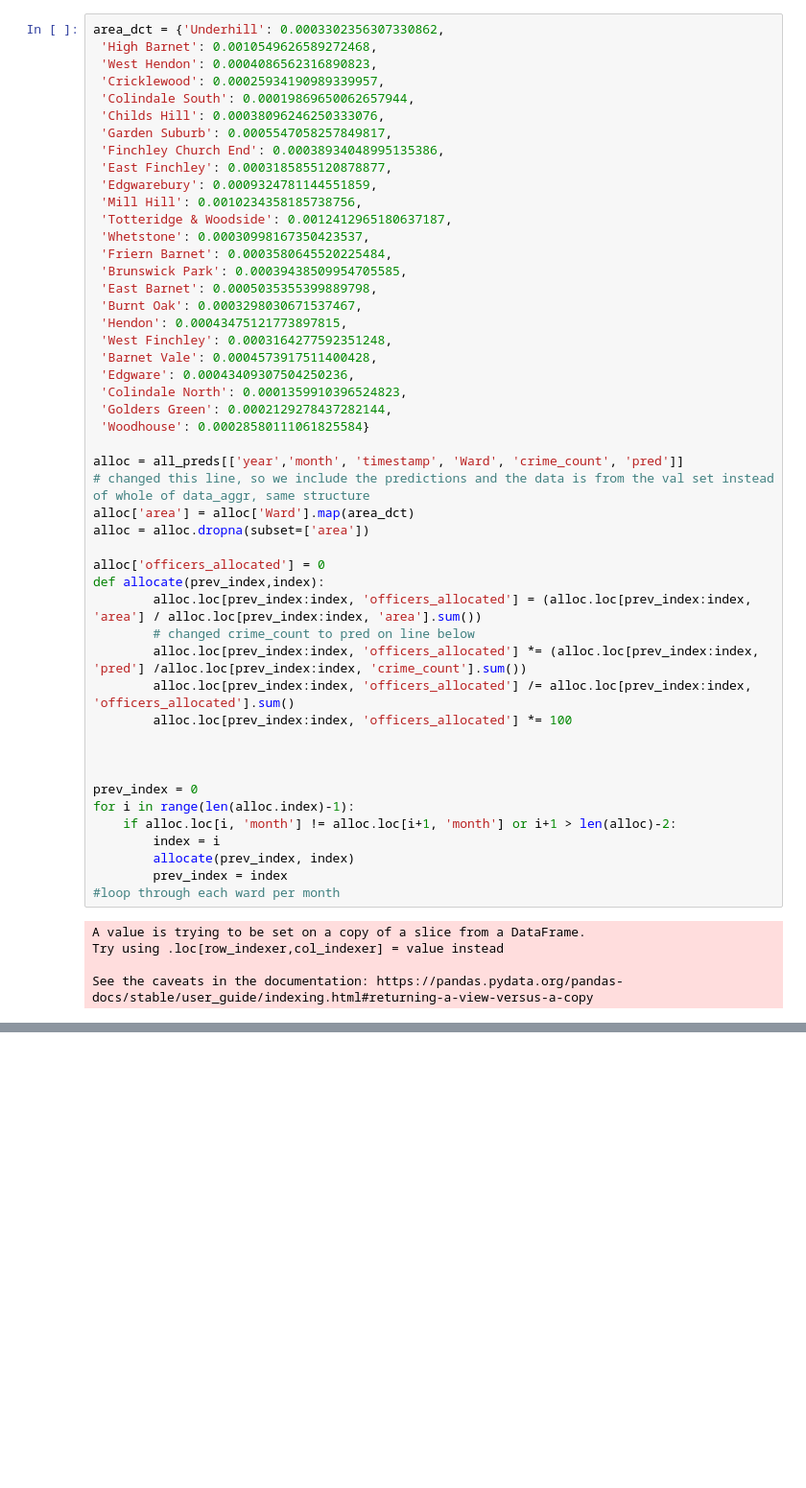
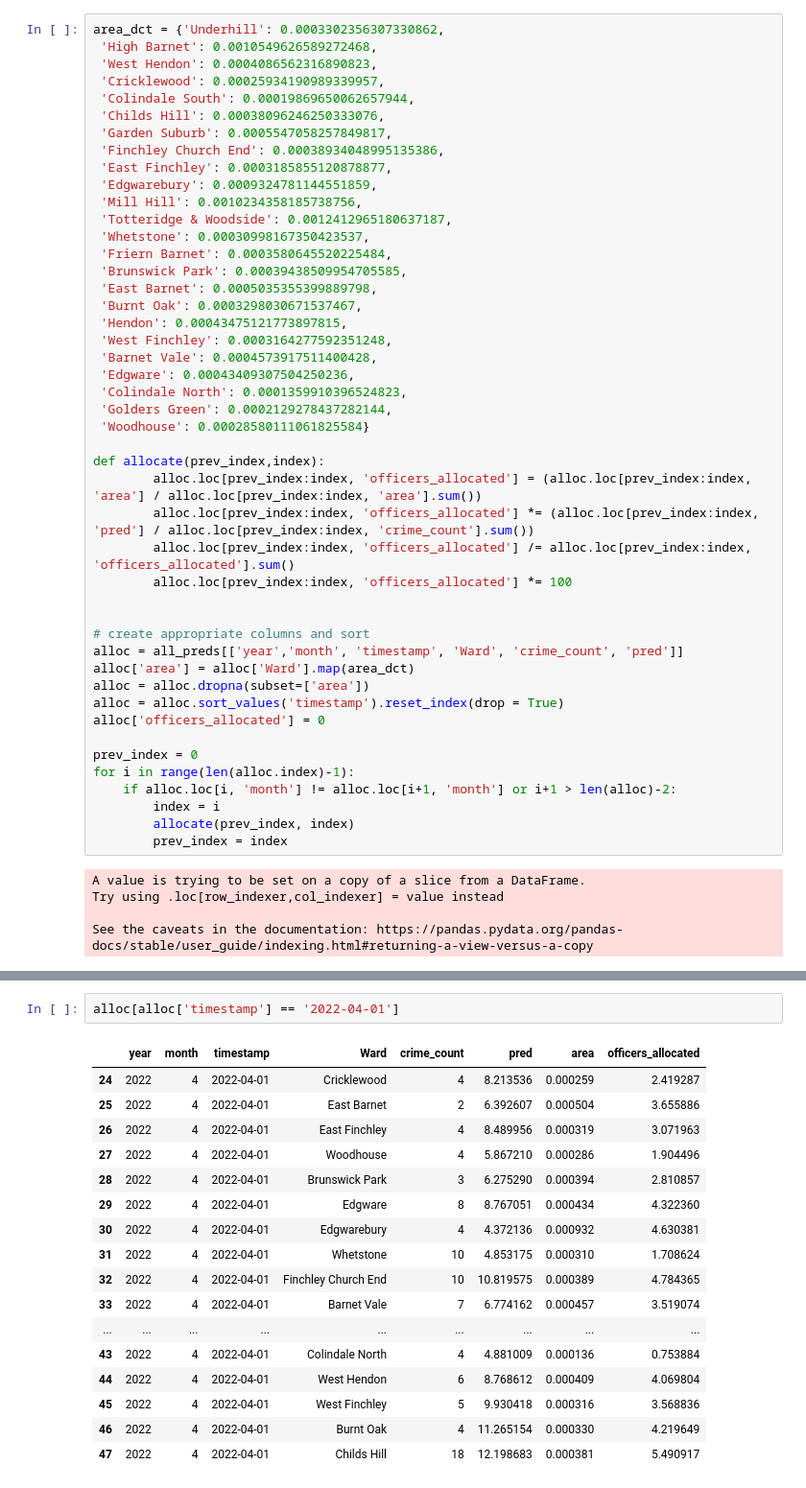
Before and after one commit to sarpakar/JBG050-Group-3, a Jupyter notebook: Models.ipynb, the cells around one changed output, grey strips where cells are left out. Shown at 96% size. Saved outputs shown, nothing was run; the diff lists cells and outputs as text; blank space fills up the shorter version.

```diff
--- a/Models.ipynb
+++ b/Models.ipynb
@@ -475,20 +516,19 @@ area_dct = {'Underhill': 0.0003302356307330862,
  'Golders Green': 0.0002129278437282144,
  'Woodhouse': 0.00028580111061825584}
 
-alloc = all_preds[['year','month', 'timestamp', 'Ward', 'crime_count', 'pred']]
-# changed this line, so we include the predictions and the data is from the val set instead of whole of data_aggr, same structure
-alloc['area'] = alloc['Ward'].map(area_dct)
-alloc = alloc.dropna(subset=['area'])
-
-alloc['officers_allocated'] = 0
 def allocate(prev_index,index):
         alloc.loc[prev_index:index, 'officers_allocated'] = (alloc.loc[prev_index:index, 'area'] / alloc.loc[prev_index:index, 'area'].sum())
-        # changed crime_count to pred on line below
-        alloc.loc[prev_index:index, 'officers_allocated'] *= (alloc.loc[prev_index:index, 'pred'] /alloc.loc[prev_index:index, 'crime_count'].sum())
+        alloc.loc[prev_index:index, 'officers_allocated'] *= (alloc.loc[prev_index:index, 'pred'] / alloc.loc[prev_index:index, 'crime_count'].sum())
         alloc.loc[prev_index:index, 'officers_allocated'] /= alloc.loc[prev_index:index, 'officers_allocated'].sum()
         alloc.loc[prev_index:index, 'officers_allocated'] *= 100
 
 
+# create appropriate columns and sort
+alloc = all_preds[['year','month', 'timestamp', 'Ward', 'crime_count', 'pred']]
+alloc['area'] = alloc['Ward'].map(area_dct)
+alloc = alloc.dropna(subset=['area'])
+alloc = alloc.sort_values('timestamp').reset_index(drop = True)
+alloc['officers_allocated'] = 0
 
 prev_index = 0
 for i in range(len(alloc.index)-1):
@@ -496,7 +536,6 @@ for i in range(len(alloc.index)-1):
         index = i
         allocate(prev_index, index)
         prev_index = index
-#loop through each ward per month
 # %% [output]
 A value is trying to be set on a copy of a slice from a DataFrame.
 Try using .loc[row_indexer,col_indexer] = value instead
@@ -513,0 +544,20 @@ alloc[alloc['timestamp'] == '2022-04-01'].loc[0:24]
+# %%
+alloc[alloc['timestamp'] == '2022-04-01']
+# %% [output]
+|  | year | month | timestamp | Ward | crime_count | pred | area | officers_allocated |
+| 24 | 2022 | 4 | 2022-04-01 | Cricklewood | 4 | 8.213536 | 0.000259 | 2.419287 |
+| 25 | 2022 | 4 | 2022-04-01 | East Barnet | 2 | 6.392607 | 0.000504 | 3.655886 |
+| 26 | 2022 | 4 | 2022-04-01 | East Finchley | 4 | 8.489956 | 0.000319 | 3.071963 |
+| 27 | 2022 | 4 | 2022-04-01 | Woodhouse | 4 | 5.867210 | 0.000286 | 1.904496 |
+| 28 | 2022 | 4 | 2022-04-01 | Brunswick Park | 3 | 6.275290 | 0.000394 | 2.810857 |
+| 29 | 2022 | 4 | 2022-04-01 | Edgware | 8 | 8.767051 | 0.000434 | 4.322360 |
+| 30 | 2022 | 4 | 2022-04-01 | Edgwarebury | 4 | 4.372136 | 0.000932 | 4.630381 |
+| 31 | 2022 | 4 | 2022-04-01 | Whetstone | 10 | 4.853175 | 0.000310 | 1.708624 |
+| 32 | 2022 | 4 | 2022-04-01 | Finchley Church End | 10 | 10.819575 | 0.000389 | 4.784365 |
+| 33 | 2022 | 4 | 2022-04-01 | Barnet Vale | 7 | 6.774162 | 0.000457 | 3.519074 |
+| ... | ... | ... | ... | ... | ... | ... | ... | ... |
+| 43 | 2022 | 4 | 2022-04-01 | Colindale North | 4 | 4.881009 | 0.000136 | 0.753884 |
+| 44 | 2022 | 4 | 2022-04-01 | West Hendon | 6 | 8.768612 | 0.000409 | 4.069804 |
+| 45 | 2022 | 4 | 2022-04-01 | West Finchley | 5 | 9.930418 | 0.000316 | 3.568836 |
+| 46 | 2022 | 4 | 2022-04-01 | Burnt Oak | 4 | 11.265154 | 0.000330 | 4.219649 |
+| 47 | 2022 | 4 | 2022-04-01 | Childs Hill | 18 | 12.198683 | 0.000381 | 5.490917 |
```
Also changed, not shown: parts of 18 cells of this notebook.
